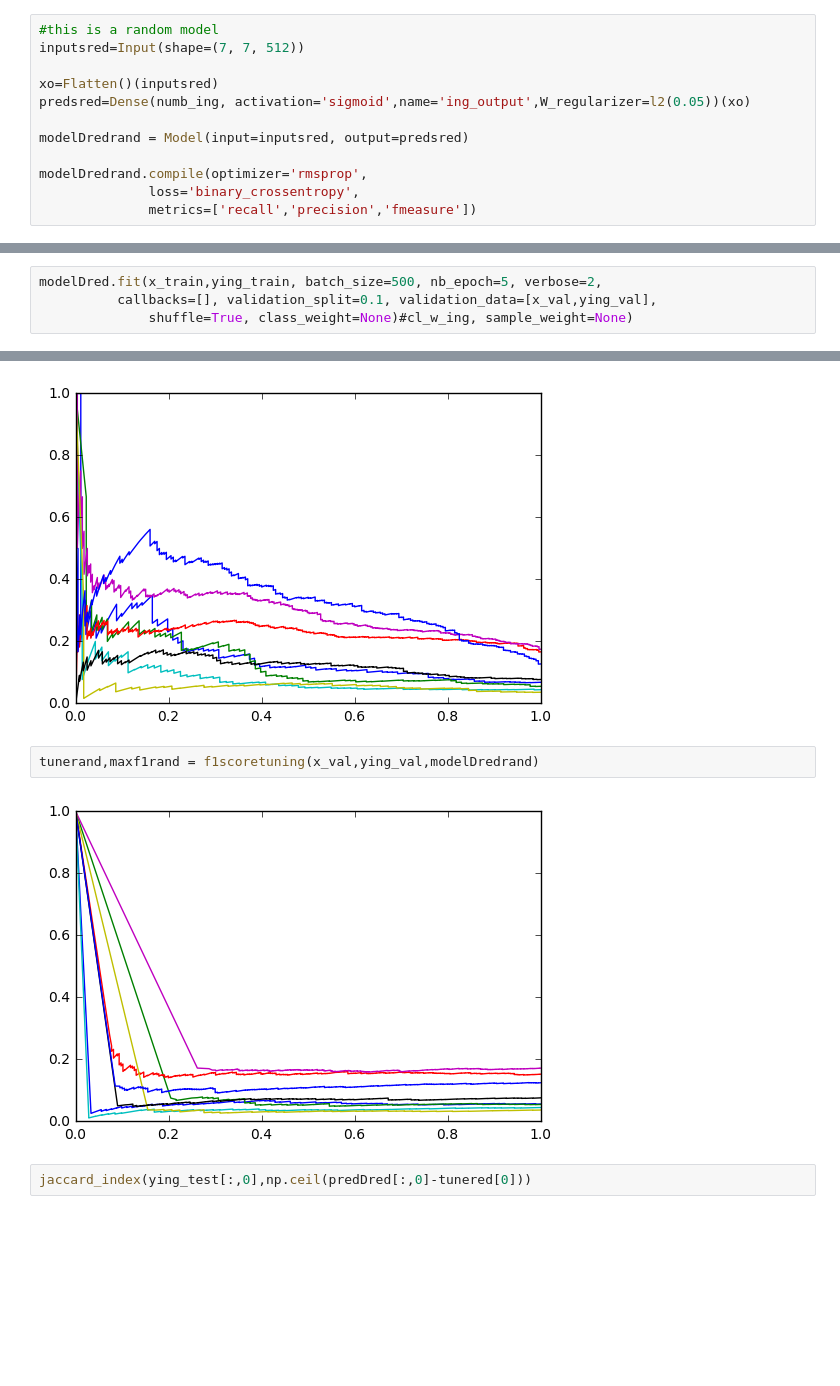
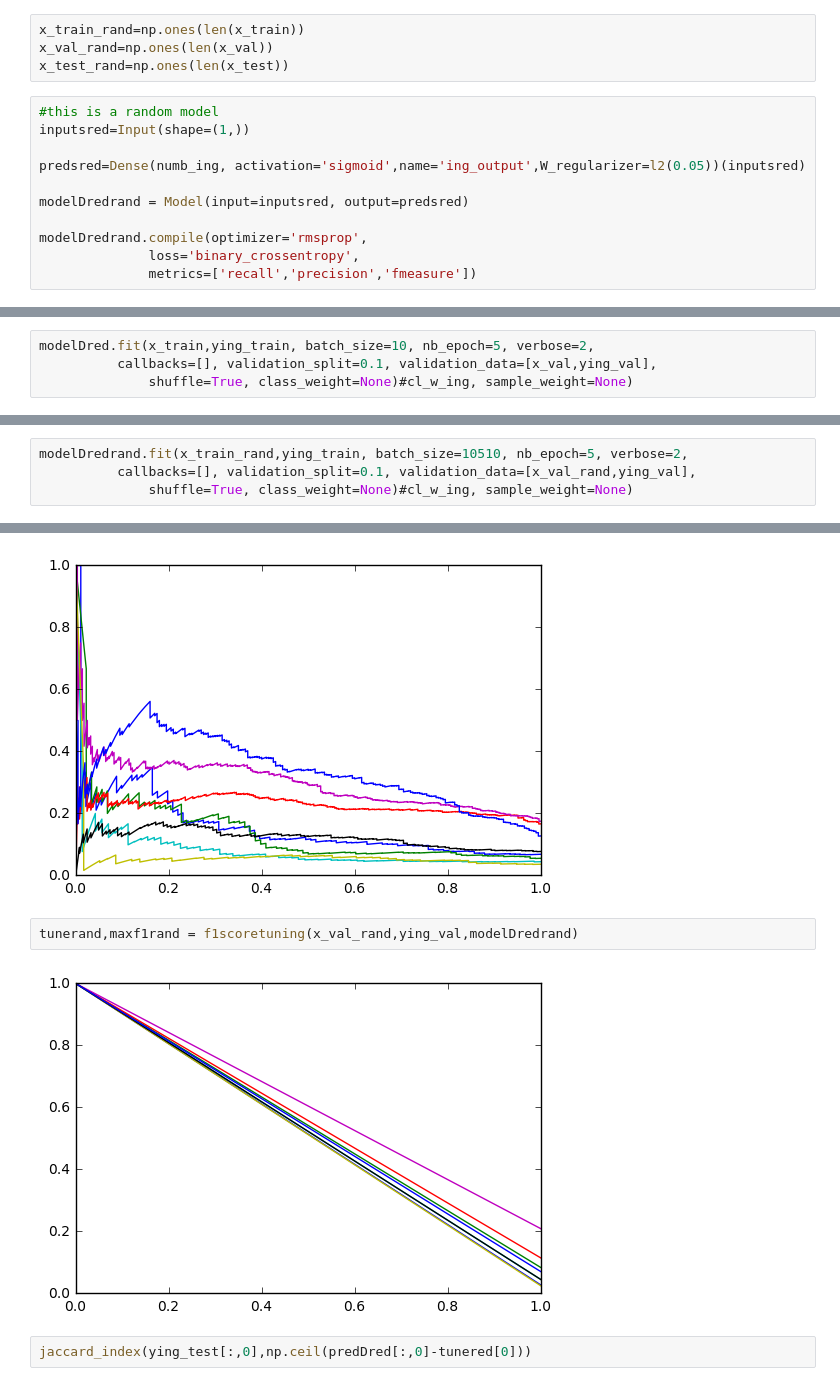
Before and after one commit to AndreaMassari/deep_ingredient_recognition, a Jupyter notebook: Main_Script.ipynb, the cells around one changed output, grey strips where cells are left out. Cells and saved outputs as stored; diff of their text form; blank space fills up the shorter version.

```diff
--- a/Main_Script.ipynb
+++ b/Main_Script.ipynb
@@ -739,12 +741,15 @@ adagrad=Adagrad(lr=0.01, epsilon=1e-08, decay=0.0)
 modelDred.compile(optimizer=adagrad,
               loss='binary_crossentropy',
               metrics=['recall','precision','fmeasure'])
+# %%
+x_train_rand=np.ones(len(x_train))
+x_val_rand=np.ones(len(x_val))
+x_test_rand=np.ones(len(x_test))
 # %%
 #this is a random model
-inputsred=Input(shape=(7, 7, 512))
+inputsred=Input(shape=(1,))
 
-xo=Flatten()(inputsred)
-predsred=Dense(numb_ing, activation='sigmoid',name='ing_output',W_regularizer=l2(0.05))(xo)
+predsred=Dense(numb_ing, activation='sigmoid',name='ing_output',W_regularizer=l2(0.05))(inputsred)
 
 modelDredrand = Model(input=inputsred, output=predsred)
 
@@ -758,7 +763,7 @@ modelD.count_params(),modelDred.count_params(),modelDredrand.count_params()
 # %% [markdown]
 ## 5.2 Fitting the models
 # %%
-modelDred.fit(x_train,ying_train, batch_size=500, nb_epoch=5, verbose=2,
+modelDred.fit(x_train,ying_train, batch_size=10, nb_epoch=5, verbose=2,
           callbacks=[], validation_split=0.1, validation_data=[x_val,ying_val],
               shuffle=True, class_weight=None)#cl_w_ing, sample_weight=None)
 # %% [output]
@@ -776 +781,5 @@ Epoch 5/5
 <keras.callbacks.History at 0x...>
+# %%
+modelDredrand.fit(x_train_rand,ying_train, batch_size=10510, nb_epoch=5, verbose=2,
+          callbacks=[], validation_split=0.1, validation_data=[x_val_rand,ying_val],
+              shuffle=True, class_weight=None)#cl_w_ing, sample_weight=None)
@@ -819,9 +841,9 @@ tunered,maxf1red = f1scoretuning(x_val,ying_val,modelDred)
 # %% [output]
 [figure]
 # %%
-tunerand,maxf1rand = f1scoretuning(x_val,ying_val,modelDredrand)
+tunerand,maxf1rand = f1scoretuning(x_val_rand,ying_val,modelDredrand)
 # %% [output]
-[figure, old version]
+[figure, new version]
 # %%
 jaccard_index(ying_test[:,0],np.ceil(predDred[:,0]-tunered[0]))
 # %% [output]
```
Also changed, not shown: parts of 14 cells of this notebook, 2 other files.
